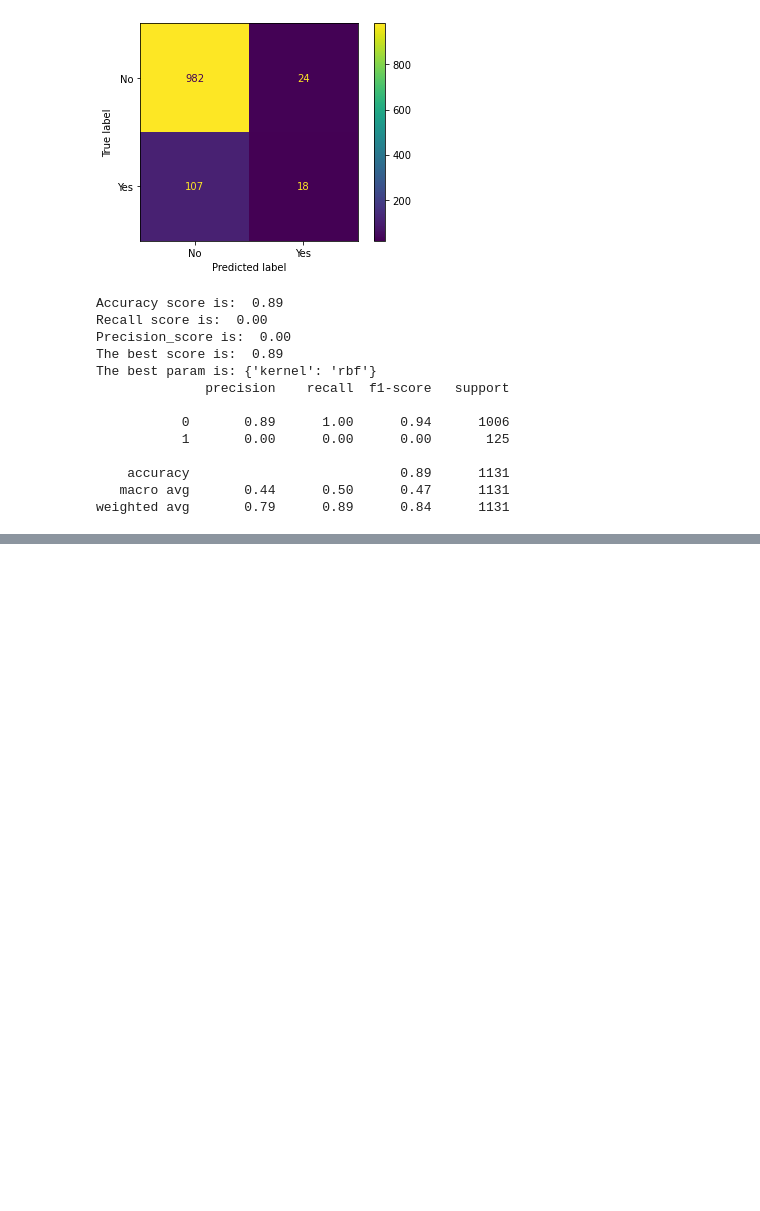
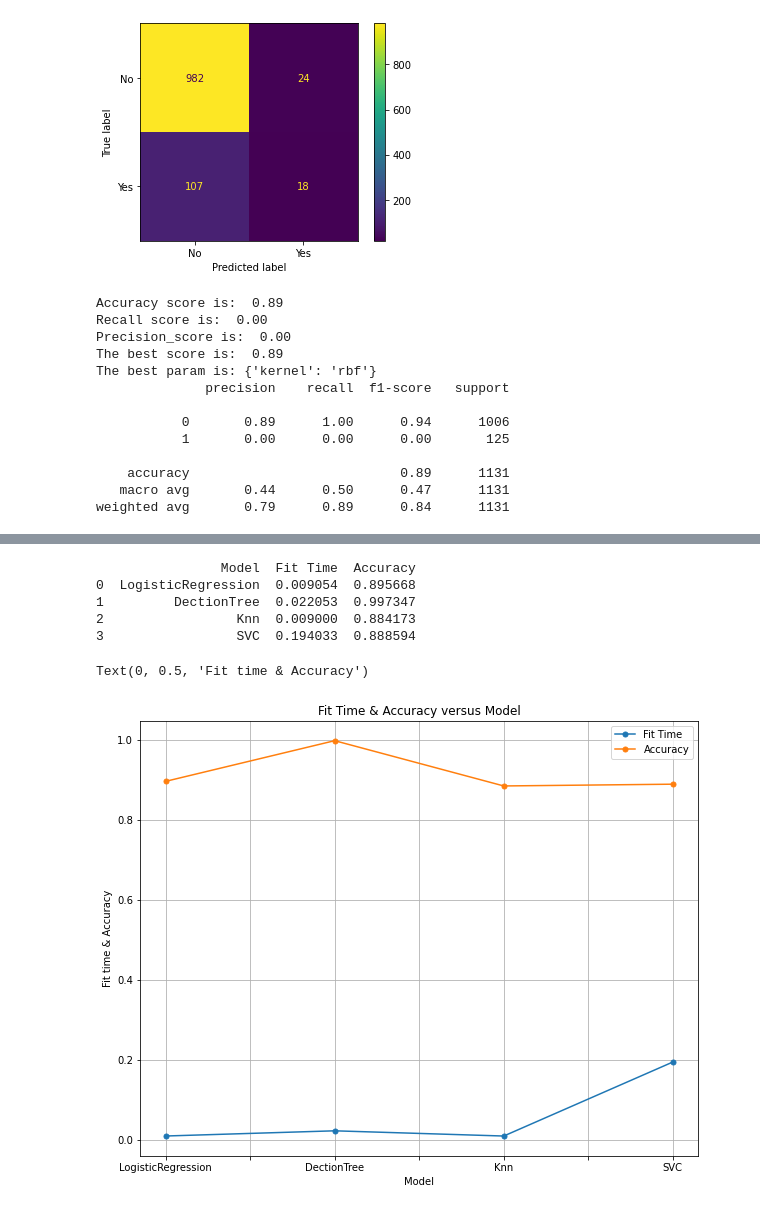
Before and after one commit to hossamfattah/mlmodule17, a Jupyter notebook: MyWorkF.ipynb, the cells around one changed output, grey strips where cells are left out. Cells and saved outputs as stored; diff of their text form; code cells hidden in the pictures; blank space fills up the shorter version.

```diff
--- a/MyWorkF.ipynb
+++ b/MyWorkF.ipynb
@@ -275,11 +314,11 @@ knn_pipe = Pipeline([('scale', StandardScaler()), ('knn', KNeighborsClassifier(n
 
 start_time = time.time()
 knn_pipe.fit(X_train, y_train)
-elapsed_time = time.time() - start_time
+elapsed_time_knn = time.time() - start_time
 
 knn_preds = knn_pipe.predict(X_test)
 #test_predictions = knn_pipe.predict_proba(X_test)
-acs = accuracy_score(y_test, knn_preds)
+acs_knn = accuracy_score(y_test, knn_preds)
 
 cancer_confusion_mat = confusion_matrix(y_test, knn_preds, labels=knn_pipe.classes_)
 ConfusionMatrixDisplay.from_predictions(y_test, knn_preds, display_labels = ['No', 'Yes'])
@@ -287,8 +326,8 @@ ConfusionMatrixDisplay.from_predictions(y_test, knn_preds, display_labels = ['No
 print(knn_pipe)
 print(knn_pipe.classes_)
 print(classification_report(y_test, knn_preds, target_names=['No', 'Yes']))
-print(f'Elapsed during training: {elapsed_time:.2f}s')
-print(f'Accuracy score: {acs:.4f}s')
+print(f'Elapsed during training: {elapsed_time_knn:.2f}s')
+print(f'Accuracy score: {acs_knn:.4f}s')
 # %% [output]
 Pipeline(steps=[('scale', StandardScaler()),
                 ('knn', KNeighborsClassifier(n_neighbors=13))])
@@ -345,18 +384,18 @@ svc_polyclass = SVC(kernel='rbf')
 
 start_time = time.time()
 svc_poly = svc_polyclass.fit(X_train, y_train)
-elapsed_time = time.time() - start_time
+elapsed_time_svc = time.time() - start_time
 
 svc_preds = svc_poly.predict(X_test)
 #test_score = svc_poly.score(X_test, y_test)
-acs = accuracy_score(y_test, svc_preds)
+acs_svc = accuracy_score(y_test, svc_preds)
 
 cancer_confusion_mat = confusion_matrix(y_test, svc_preds, labels=["0", "1"])
 ConfusionMatrixDisplay.from_predictions(y_test, svc_preds, display_labels = ['No', 'Yes'])
 
 print(classification_report(y_test, svc_preds, target_names=['No', 'Yes']))
-print(f'Elapsed during training: {elapsed_time:.2f}s')
-print(f'Accuracy score: {acs:.4f}s')
+print(f'Elapsed during training: {elapsed_time_svc:.2f}s')
+print(f'Accuracy score: {acs_svc:.4f}s')
 # %% [output]
               precision    recall  f1-score   support
 
@@ -371,2 +410,19 @@ Elapsed during training: 0.17s
 Accuracy score: 0.8886s
 [figure]
+# %%
+SearchTime = pd.DataFrame(columns = ['Model','Fit Time', 'Accuracy'])
+SearchTime.loc[len(SearchTime.index)] = ['LogisticRegression', elapsed_time_lr, acs_lr]
+SearchTime.loc[len(SearchTime.index)] = ['DectionTree',  elapsed_time_dt, acs_dt]
+SearchTime.loc[len(SearchTime.index)] = ['Knn',  elapsed_time_knn, acs_knn]
+SearchTime.loc[len(SearchTime.index)] = ['SVC',  elapsed_time_svc, acs_svc]
+print(SearchTime)
+ax = SearchTime.plot(x='Model', y=['Fit Time', 'Accuracy'], figsize=(10,8), grid=True,  marker='.', markersize=10, title='Fit Time & Accuracy versus Model')
+ax.set_ylabel("Fit time & Accuracy")
+# %% [output]
+                Model  Fit Time  Accuracy
+0  LogisticRegression  0.009054  0.895668
+1         DectionTree  0.022053  0.997347
+2                 Knn  0.009000  0.884173
+3                 SVC  0.194033  0.888594
+Text(0, 0.5, 'Fit time & Accuracy')
+[figure, added]
```
Also changed, not shown: parts of 7 cells of this notebook, 1 other file.
